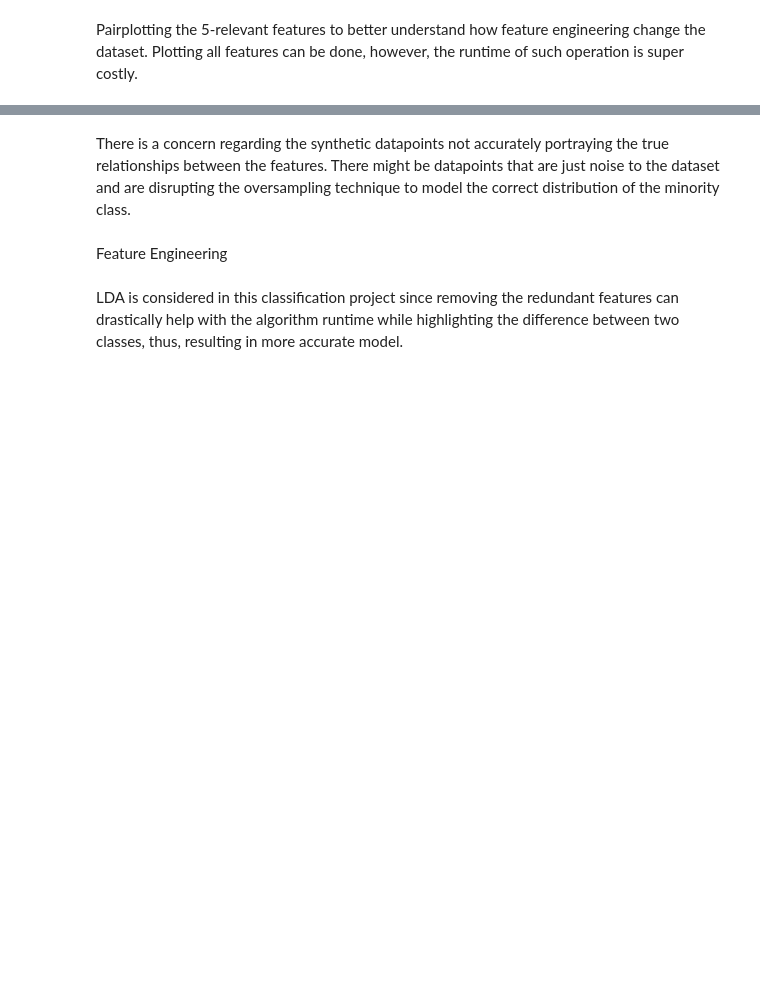
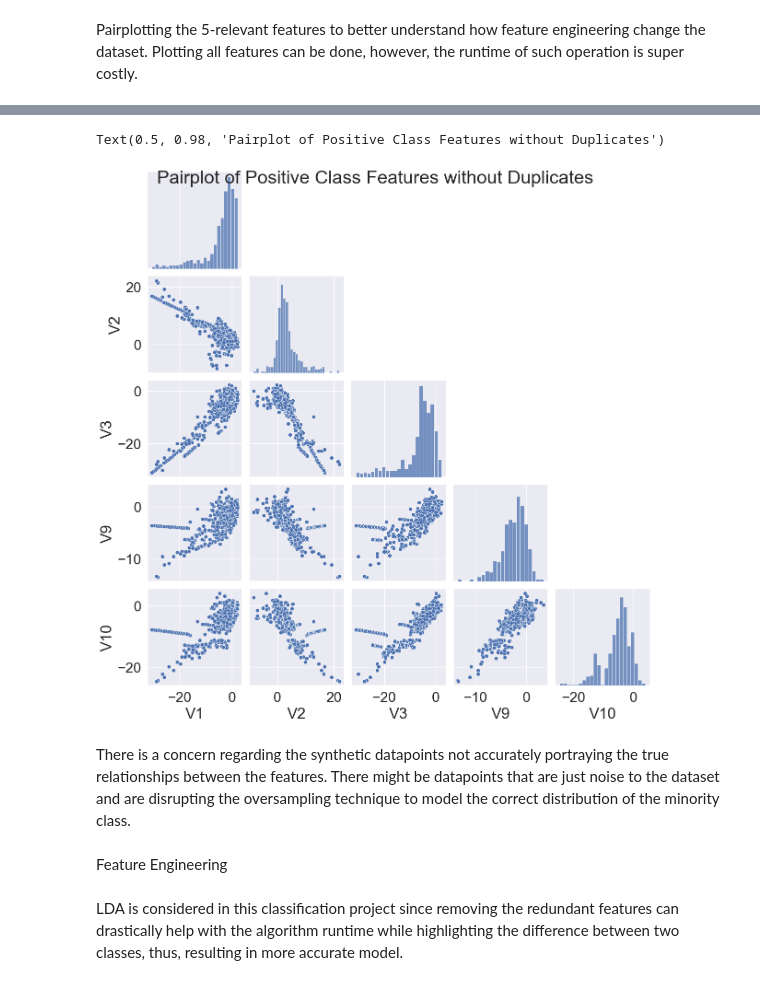
Before and after one commit to HuyPham39/Credit-Card-Fraud-Detection, a Jupyter notebook: CreditCardFraudDetect.ipynb, the cells around one changed output, grey strips where cells are left out. Cells and saved outputs as stored; diff of their text form; code cells hidden in the pictures; blank space fills up the shorter version.

```diff
--- a/CreditCardFraudDetect.ipynb
+++ b/CreditCardFraudDetect.ipynb
@@ -133,3 +155,12 @@ sns.pairplot(df,
+# %%
+positive_no_dup_df = dropped_dup_df[dropped_dup_df['Class'] == 1]
+fig2 = sns.pairplot(positive_no_dup_df,
+             vars=['V1','V2','V3','V9','V10'],
+             corner=True)
+fig2.fig.suptitle('Pairplot of Positive Class Features without Duplicates', fontsize=20)
+# %% [output]
+Text(0.5, 0.98, 'Pairplot of Positive Class Features without Duplicates')
+[figure, added]
 # %% [markdown]
 There is a concern regarding the synthetic datapoints not accurately portraying the true relationships between the features. There might be datapoints that are just noise to the dataset and are disrupting the oversampling technique to model the correct distribution of the minority class.
 # %% [markdown]
```
Also changed, not shown: parts of 15 cells of this notebook, 2 other files.
